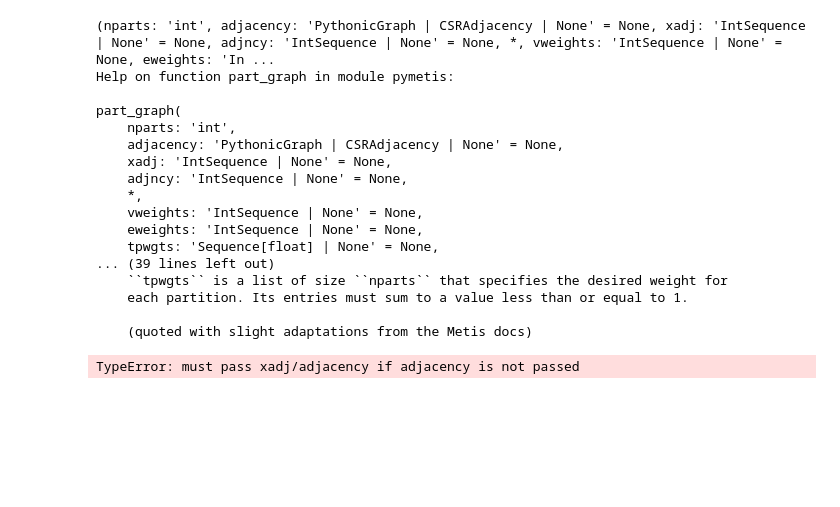
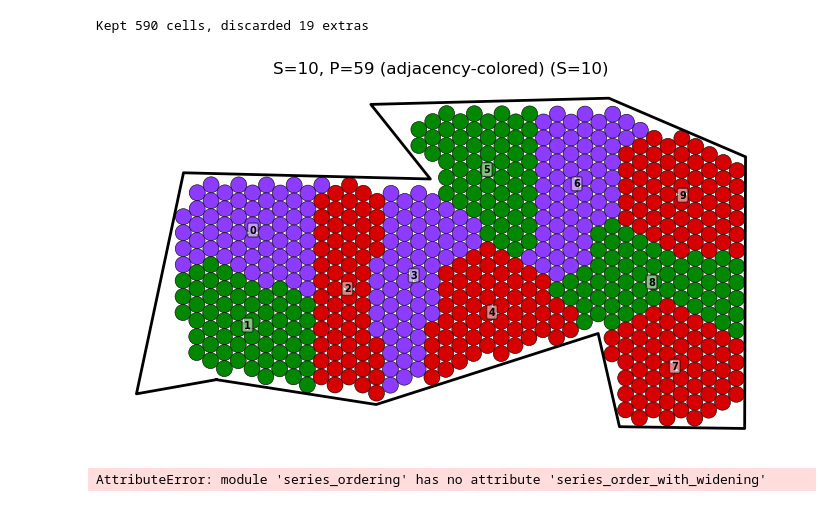
Before and after one commit to adducec03/2BD_project, a Jupyter notebook: new_version/notebook.ipynb, the cells around one changed output. Drawn from its saved outputs; the diff is of its cells as text; code cells hidden in the pictures; blank space fills up the shorter version.

```diff
--- a/new_version/notebook.ipynb
+++ b/new_version/notebook.ipynb
@@ -32,32 +82,54 @@ NameError: name 'plt' is not defined
 # %%
-import inspect, pymetis
-print(inspect.signature(pymetis.part_graph))
-help(pymetis.part_graph)
+centres_all = kg.load_centres(Path("out.csv"))
+N_all = len(centres_all)
 
-from pprint import pprint
+# ----- SELECT EXACTLY S*P CELLS ------------------------------------
+keep_mask = kg.drop_periphery_iterative(centres_all, S*P)
+centres   = centres_all[keep_mask]        # array of shape (S*P,2)
+print(f"Kept {len(centres)} cells, discarded {N_all-len(centres)} extras")
 
-gp = pymetis.part_graph(nparts=None)   # make a tiny test graph
+# -------------------------------------------------------------------
+G   = kg.build_contact_graph(centres)        # only those kept cells
+#parts = metis_k_partition(G, S)           # S balanced parts
+#parts = geodesic_capacity_partition(G, S, P)
+#part_of = metis_connected_parts(G, S, P)   # healing on top of METIS
 
-print(gp)           # often prints something like GraphPartition(cuts=…, parts=…)
-print(type(gp))     # the class (usually _pymetis.GraphPartition)
-print(dir(gp))      # all attributes / methods
-pprint(vars(gp))    # same as gp.__dict__  if it is a dataclass
+# parts is a list (len = S*P).  Convert to dict {node_id: group_id}
+#part_dict = {i:part_of[i] for i in range(len(part_of))}
+kg.rb_exact_partition.gid_counter = 0
+part_of = kg.rb_exact_partition(G, list(G.nodes()), P)
+
+group_color = kg.color_groups_avoiding_adjacent(G, part_of, S)
+
+
+# ----- Sanity check -------------------------------------------------
+#group_sizes = [parts.count(g) for g in range(S)]
+#group_sizes = [list(part_of.values()).count(g) for g in range(S)]
+#print("Group sizes:", group_sizes)        # should all be P
+
+# ----- PLOT ---------------------------------------------------------
+kg.plot_groups(poly, centres, part_of, S, group_color=group_color, title=f"S={S}, P={P} (adjacency-colored)")
+# ----------------------------------------------------------------------
 # %% [output]
-(nparts: 'int', adjacency: 'PythonicGraph | CSRAdjacency | None' = None, xadj: 'IntSequence | None' = None, adjncy: 'IntSequence | None' = None, *, vweights: 'IntSequence | None' = None, eweights: 'In ...
-Help on function part_graph in module pymetis:
-
-part_graph(
-    nparts: 'int',
-    adjacency: 'PythonicGraph | CSRAdjacency | None' = None,
-    xadj: 'IntSequence | None' = None,
-    adjncy: 'IntSequence | None' = None,
-    *,
-    vweights: 'IntSequence | None' = None,
-    eweights: 'IntSequence | None' = None,
-    tpwgts: 'Sequence[float] | None' = None,
-... (39 lines left out)
-    ``tpwgts`` is a list of size ``nparts`` that specifies the desired weight for
-    each partition. Its entries must sum to a value less than or equal to 1.
-
-    (quoted with slight adaptations from the Metis docs)
+Kept 590 cells, discarded 19 extras
-TypeError: must pass xadj/adjacency if adjacency is not passed
+[figure, added]
+# %%
+import series_ordering as so
+
+order, edges, part_of_wide = so.series_order_with_widening(
+    G, centres, part_of,
+    beta=0.02,     # distance penalty
+    w_min=3,       # forbid edges that have fewer than 3 contacts (change as you like)
+    forbid_below=True,
+    time_limit_s=5,
+    widen=True, widen_tries=30)
+print("Series order:", order)
+# Optional polarity (+1, -1 alternating)
+polarity = {g: (1 if i % 2 == 0 else -1) for i, g in enumerate(order)}
+print("Polarity:", polarity)
+
+# Plot
+group_color = kg.color_groups_avoiding_adjacent(G, part_of, S)
+so.plot_series_order(poly, centres, part_of, S, order, R=R)
+# %% [output]
+AttributeError: module 'series_ordering' has no attribute 'series_order_with_widening'
```
Also changed, not shown: parts of 3 cells of this notebook, 3 other files.
